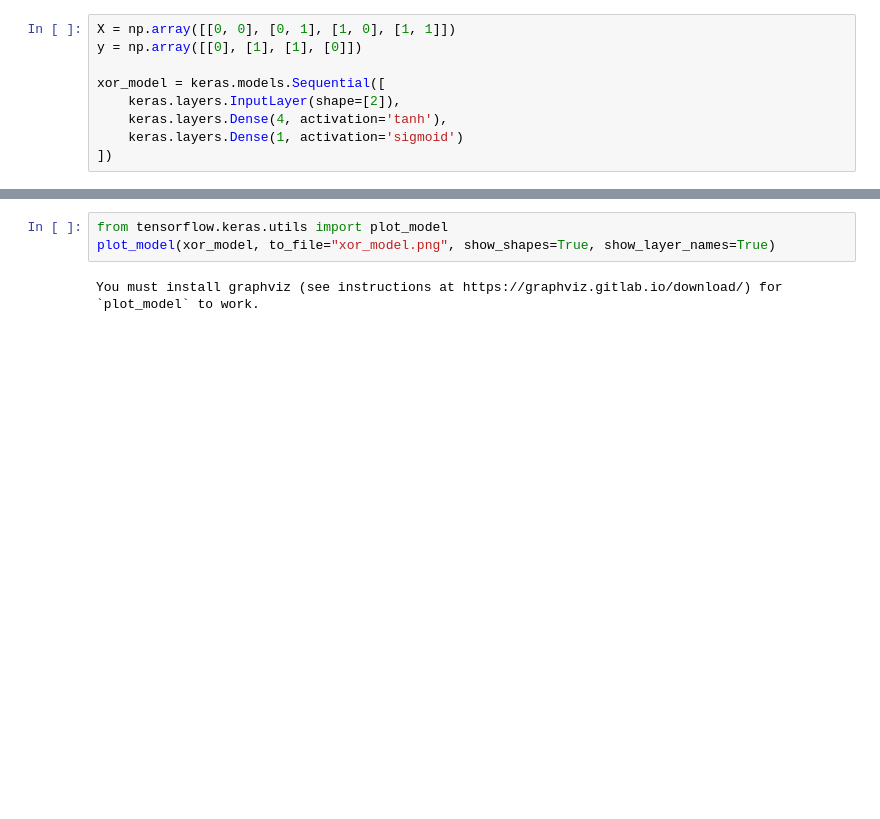
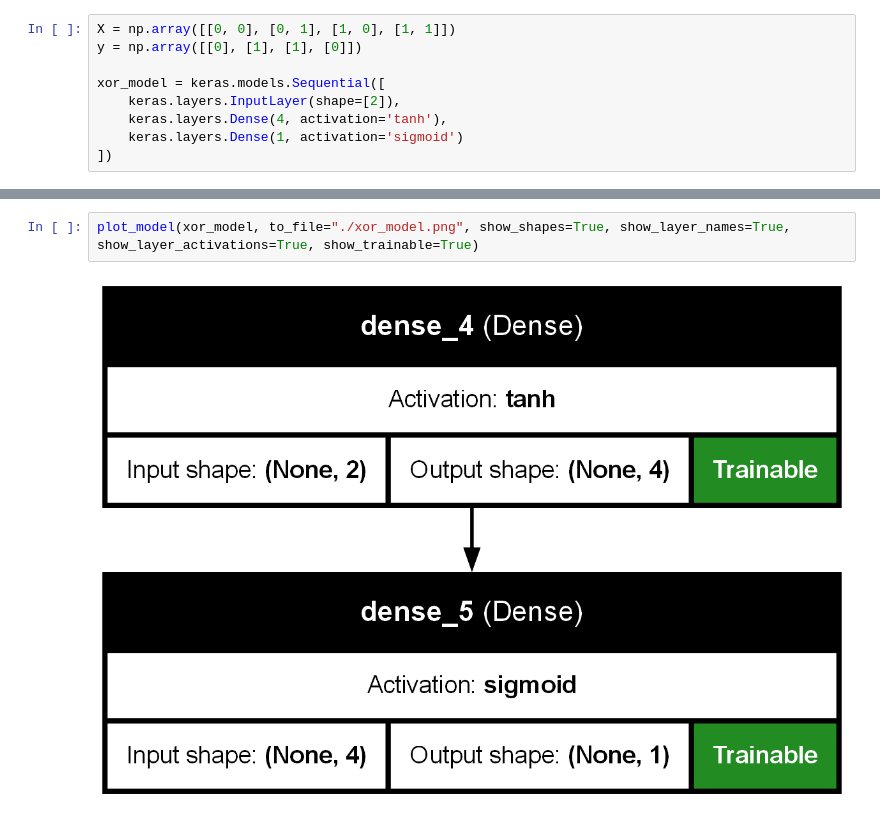
Before and after one commit to EdwinVivek/ML-hands-on-notebooks, a Jupyter notebook: Neural Networks/feed_forward_nn.ipynb, the cells around one changed output, grey strips where cells are left out. Drawn from its saved outputs; the diff is of its cells as text; blank space fills up the shorter version.

```diff
--- a/Neural Networks/feed_forward_nn.ipynb
+++ b/Neural Networks/feed_forward_nn.ipynb
@@ -245,9 +249,8 @@ Model: "sequential"
  Trainable params: 17 (68.00 B)
  Non-trainable params: 0 (0.00 B)
 # %%
-from tensorflow.keras.utils import plot_model
-plot_model(xor_model, to_file="xor_model.png", show_shapes=True, show_layer_names=True)
+plot_model(xor_model, to_file="./xor_model.png", show_shapes=True, show_layer_names=True, show_layer_activations=True, show_trainable=True)
 # %% [output]
-You must install graphviz (see instructions at https://graphviz.gitlab.io/download/) for `plot_model` to work.
+[figure, added]
 # %%
 xor_model.compile(loss='binary_crossentropy', optimizer='adam', metrics=['accuracy'])
```
Also changed, not shown: parts of 33 cells of this notebook, 2 other files.
